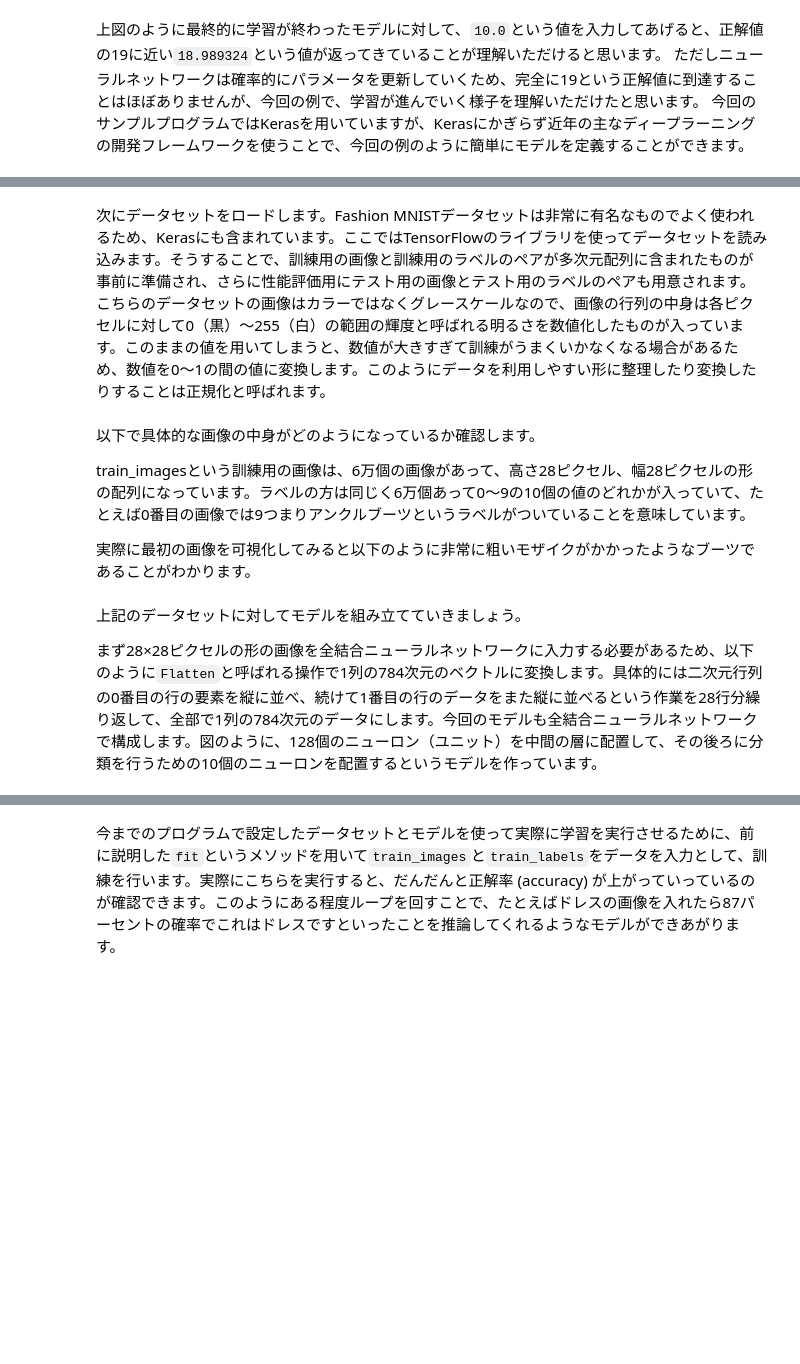
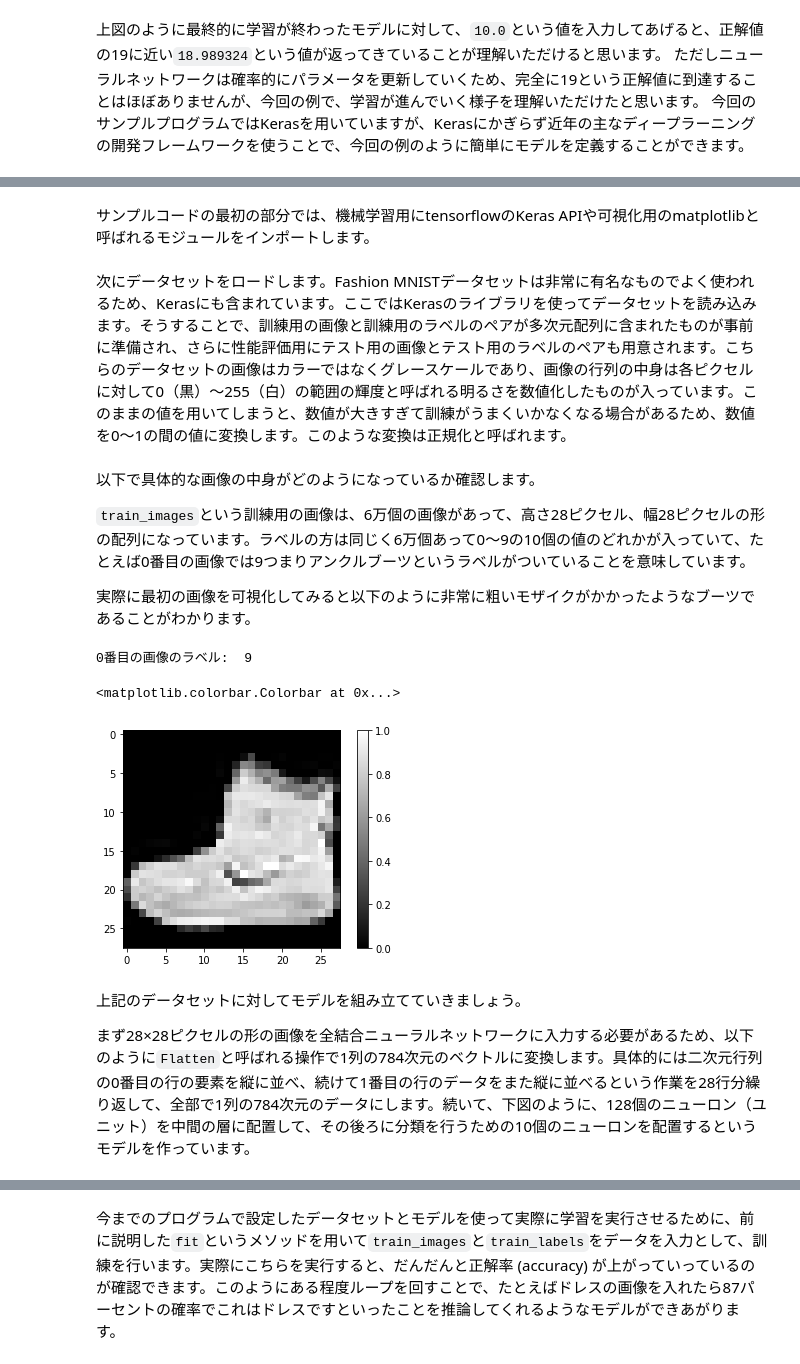
Before and after one commit to kmotohas/shuwa-book-dl4prac-examples, a Jupyter notebook: notebooks/chap01.ipynb, the cells around one changed output, grey strips where cells are left out. Drawn from its saved outputs; the diff is of its cells as text; code cells hidden in the pictures; blank space fills up the shorter version.

```diff
--- a/notebooks/chap01.ipynb
+++ b/notebooks/chap01.ipynb
@@ -260,23 +224,34 @@ Epoch 5/5
+# %% [markdown]
+サンプルコードの最初の部分では、機械学習用にtensorflowのKeras APIや可視化用のmatplotlibと呼ばれるモジュールをインポートします。
 # %%
 from tensorflow import keras
 import matplotlib.pyplot as plt
 # %% [markdown]
-次にデータセットをロードします。Fashion MNISTデータセットは非常に有名なものでよく使われるため、Kerasにも含まれています。ここではTensorFlowのライブラリを使ってデータセットを読み込みます。そうすることで、訓練用の画像と訓練用のラベルのペアが多次元配列に含まれたものが事前に準備され、さらに性能評価用にテスト用の画像とテスト用のラベルのペアも用意されます。こちらのデータセットの画像はカラーではなくグレースケールなので、画像の行列の中身は各ピクセルに対して0（黒）～255（白）の範囲の輝度と呼ばれる明るさを数値化したものが入っています。このままの値を用いてしまうと、数値が大きすぎて訓練がうまくいかなくなる場合があるため、数値を0～1の間の値に変換します。このようにデータを利用しやすい形に整理したり変換したりすることは正規化と呼ばれます。
+次にデータセットをロードします。Fashion MNISTデータセットは非常に有名なものでよく使われるため、Kerasにも含まれています。ここではKerasのライブラリを使ってデータセットを読み込みます。そうすることで、訓練用の画像と訓練用のラベルのペアが多次元配列に含まれたものが事前に準備され、さらに性能評価用にテスト用の画像とテスト用のラベルのペアも用意されます。こちらのデータセットの画像はカラーではなくグレースケールであり、画像の行列の中身は各ピクセルに対して0（黒）～255（白）の範囲の輝度と呼ばれる明るさを数値化したものが入っています。このままの値を用いてしまうと、数値が大きすぎて訓練がうまくいかなくなる場合があるため、数値を0～1の間の値に変換します。このような変換は正規化と呼ばれます。
 # %%
-fashion_mnist = keras.datasets.Fashion_mnist
+fashion_mnist = keras.datasets.fashion_mnist
 (train_images, train_labels), (test_images, test_labels) = fashion_mnist.load_data()
+# 画像の正規化
 train_images = train_images / 255.
 test_images = test_images / 255.
 # %% [markdown]
 以下で具体的な画像の中身がどのようになっているか確認します。
 
-train_imagesという訓練用の画像は、6万個の画像があって、高さ28ピクセル、幅28ピクセルの形の配列になっています。ラベルの方は同じく6万個あって0～9の10個の値のどれかが入っていて、たとえば0番目の画像では9つまりアンクルブーツというラベルがついていることを意味しています。
+`train_images`という訓練用の画像は、6万個の画像があって、高さ28ピクセル、幅28ピクセルの形の配列になっています。ラベルの方は同じく6万個あって0～9の10個の値のどれかが入っていて、たとえば0番目の画像では9つまりアンクルブーツというラベルがついていることを意味しています。
 
 実際に最初の画像を可視化してみると以下のように非常に粗いモザイクがかかったようなブーツであることがわかります。
+# %%
+print('0番目の画像のラベル: ', train_labels[0])
+plt.imshow(train_images[0], cmap='gray')
+plt.colorbar()
+# %% [output]
+0番目の画像のラベル:  9
+<matplotlib.colorbar.Colorbar at 0x...>
+[figure, added]
 # %% [markdown]
 上記のデータセットに対してモデルを組み立てていきましょう。
 
-まず28×28ピクセルの形の画像を全結合ニューラルネットワークに入力する必要があるため、以下のように`Flatten`と呼ばれる操作で1列の784次元のベクトルに変換します。具体的には二次元行列の0番目の行の要素を縦に並べ、続けて1番目の行のデータをまた縦に並べるという作業を28行分繰り返して、全部で1列の784次元のデータにします。今回のモデルも全結合ニューラルネットワークで構成します。図のように、128個のニューロン（ユニット）を中間の層に配置して、その後ろに分類を行うための10個のニューロンを配置するというモデルを作っています。
+まず28×28ピクセルの形の画像を全結合ニューラルネットワークに入力する必要があるため、以下のように`Flatten`と呼ばれる操作で1列の784次元のベクトルに変換します。具体的には二次元行列の0番目の行の要素を縦に並べ、続けて1番目の行のデータをまた縦に並べるという作業を28行分繰り返して、全部で1列の784次元のデータにします。続いて、下図のように、128個のニューロン（ユニット）を中間の層に配置して、その後ろに分類を行うための10個のニューロンを配置するというモデルを作っています。
 # %%
 model = keras.Sequential([
     keras.layers.Flatten(input_shape=(28, 28)),
```
Also changed, not shown: parts of 8 cells of this notebook, 1 other file.
